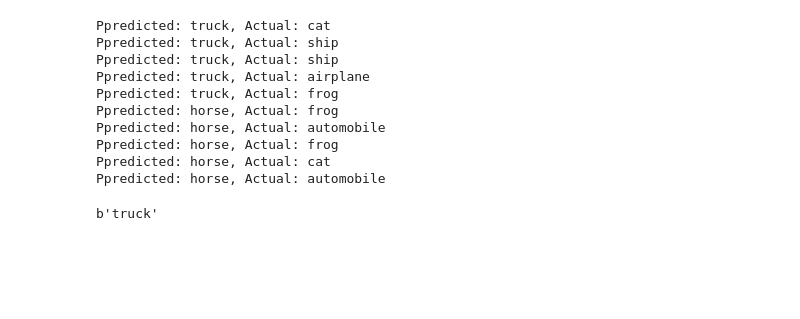
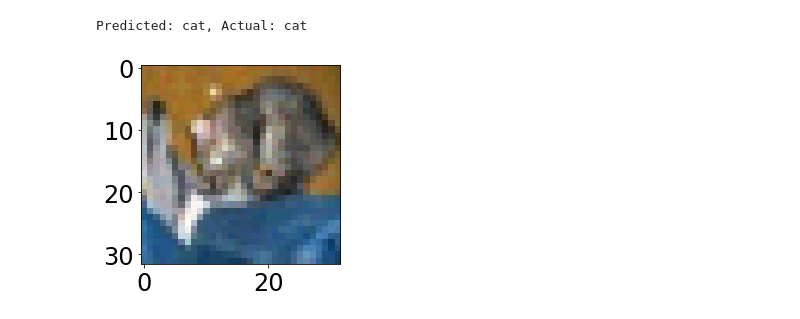
Before and after one commit to pabogdan/pynn_object_serialisation, a Jupyter notebook: pynn_object_serialisation/experiments/dwarf_testing/Cifar testing using VRPSS.ipynb, the cells around one changed output. Cells and saved outputs as stored; diff of their text form; code cells hidden in the pictures; blank space fills up the shorter version.

```diff
--- a/pynn_object_serialisation/experiments/dwarf_testing/Cifar testing using VRPSS.ipynb
+++ b/pynn_object_serialisation/experiments/dwarf_testing/Cifar testing using VRPSS.ipynb
@@ -75,7 +161,13 @@ labels.close()
 # %%
 def get_bounds(bin_number, t_stim =t_stim):
-    lower_end_bin_time = bin_number * t_stim
-    higher_end_bin_time = (bin_number+1) * t_stim
+    #delay = get_propagation_delay(t_stim, N_layers)
+    delay =0
+    lower_end_bin_time = bin_number * t_stim + delay
+    higher_end_bin_time = (bin_number+1) * t_stim + delay
+    '''maximum_time = t_stim * maximum_bins
+    if higher_end_bin_time > maximum_time:
+        higher_end_bin_time = maximum_time
+        print('Final bin cutoff.')'''
     return lower_end_bin_time, higher_end_bin_time
 
 def get_bin_spikes(spikes, bin_number):
@@ -100,6 +192,11 @@ def plot_rates(rates, shape=(32,32,3)):
 def plot_bin(spikes, bin_number):
     plot_rates(get_rates(spikes, bin_number))
 
+def get_propagation_delay(tim_stim, N_layers, dt=1, delays=False):
+    if delays:
+        raise Exception('Cannnot currently calculate model with delays')
+    else:
+        return (N_layers-1)*dt
 
 def get_prediction(spikes, bin_number, t_stim=t_stim, output_size=10):
     counts = get_counts(spikes, bin_number, t_stim, 10)
@@ -132,25 +249,18 @@ Accuracy 0.0
 for i in range(number_of_examples):
     prediction = get_prediction(output_spikes, i)
     predicted_label = label_names[prediction].decode('UTF-8')
-    actual_label = label_names[actual_test_labels[i]][0].decode('UTF-8')
-    print("Ppredicted: {}, Actual: {}".format(predicted_label, actual_label))
+    actual_label = label_names[actual_test_labels[i]].decode('UTF-8')
+    print("Predicted: {}, Actual: {}".format(predicted_label, actual_label))
     #plot_bin(input_spikes, i)
     #plt.show()
 # %% [output]
-Ppredicted: truck, Actual: cat
-Ppredicted: truck, Actual: ship
-Ppredicted: truck, Actual: ship
-Ppredicted: truck, Actual: airplane
-Ppredicted: truck, Actual: frog
-Ppredicted: horse, Actual: frog
-Ppredicted: horse, Actual: automobile
-Ppredicted: horse, Actual: frog
-Ppredicted: horse, Actual: cat
-Ppredicted: horse, Actual: automobile
+Predicted: cat, Actual: cat
 # %%
-bin_number = 19
+bin_number = 0
 
 prediction = get_prediction(output_spikes, bin_number)
 label_names[prediction]
+plot_bin(input_spikes, bin_number)
+plt.show()
 # %% [output]
-b'truck'
+[figure, added]
```
Also changed, not shown: parts of 25 cells of this notebook, 5 other files.
